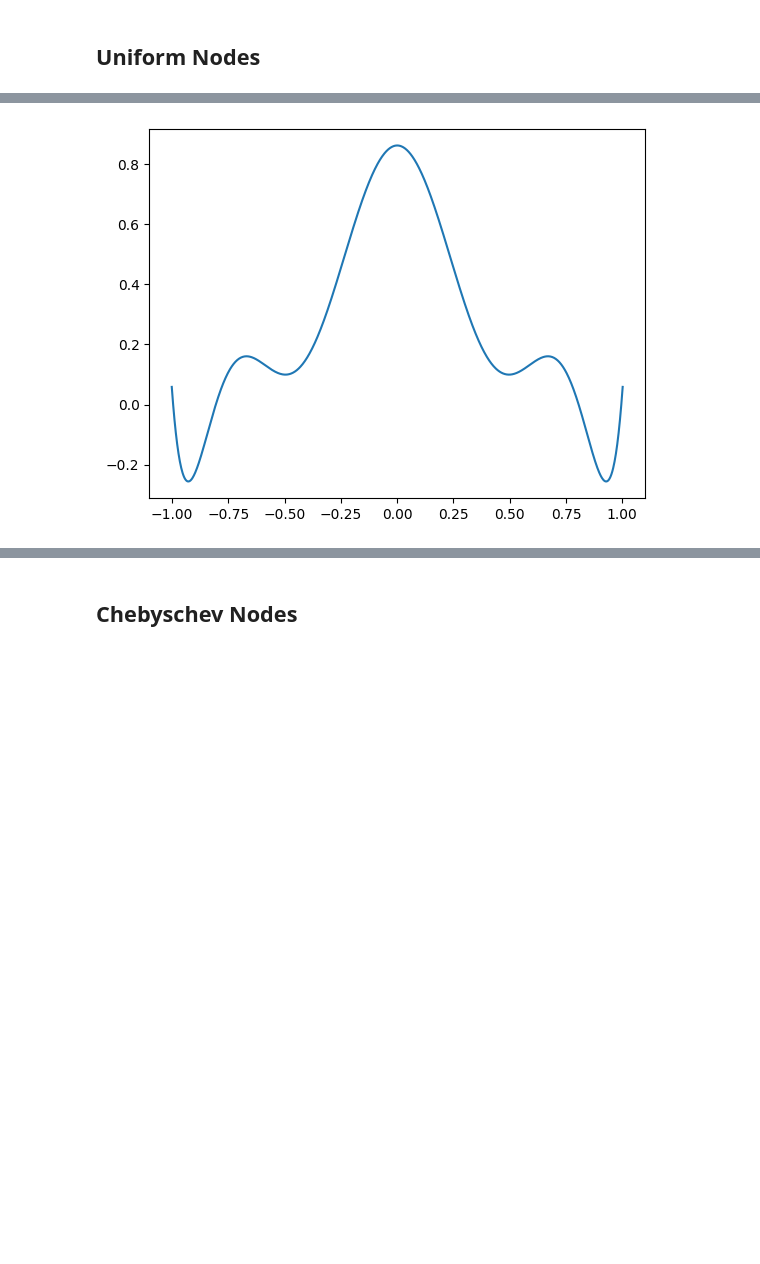
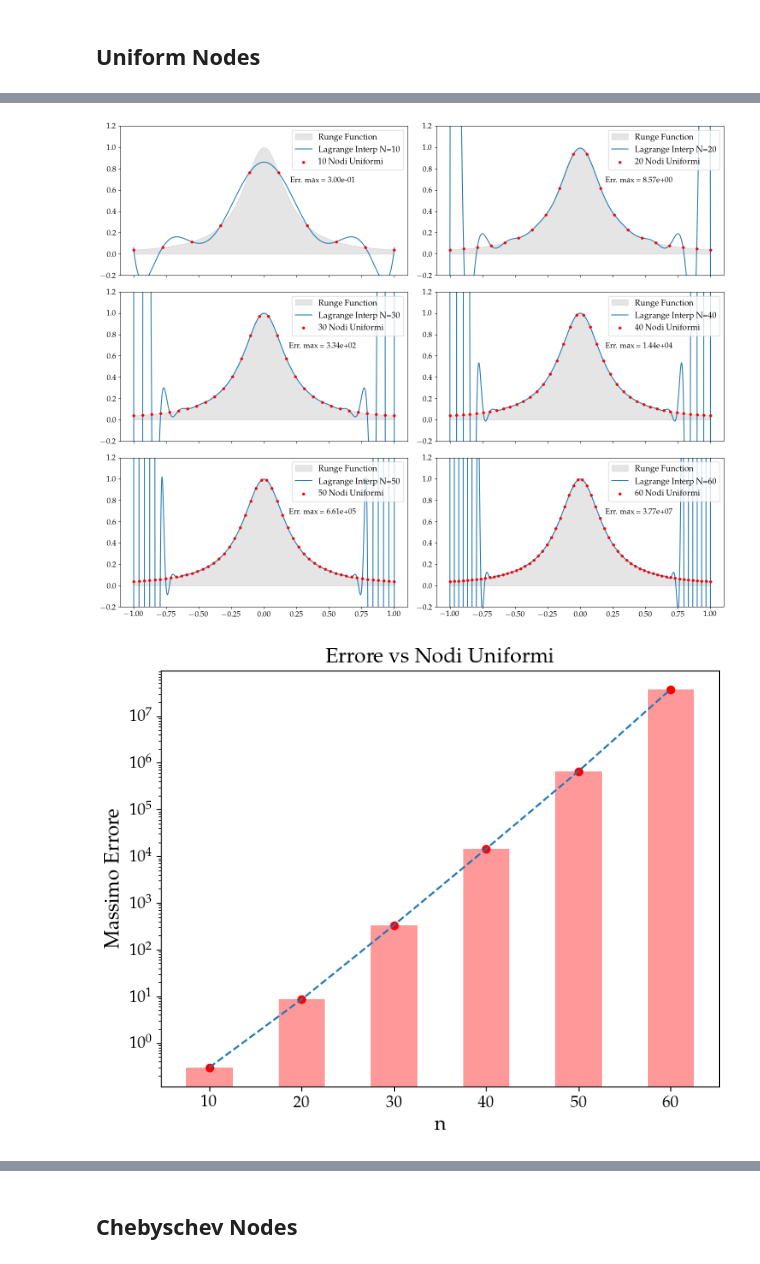
Before and after one commit to mvolpato-unimib/Lab_comp, a Jupyter notebook: ex9/chebynov.ipynb, the cells around one changed output, grey strips where cells are left out. Drawn from its saved outputs; the diff is of its cells as text; code cells hidden in the pictures; blank space fills up the shorter version.

```diff
--- a/ex9/chebynov.ipynb
+++ b/ex9/chebynov.ipynb
@@ -80,3 +54,45 @@ plt.show()
+# %%
+
+x_ls = []
+errs = []
+for i in np.linspace(10, 60, 6, dtype=int):
+    x_ls.append(np.linspace(-1, 1, i))
+
+fig, ax = plt.subplots(3, 2, figsize=(15, 12), sharex=True)
+ax = ax.flatten()
+
+for n, ele in enumerate(x_ls):
+    f = Runge_fun(ele)
+    x_int, y_int = lagrange_int(ele, f)
+    y_fine = Runge_fun(x_int)
+    err_max = np.max(np.abs(y_int - y_fine))
+    errs.append(err_max)
+    ax[n].fill_between(x_int, y_fine, color='gray', alpha=0.2, label=r'Runge Function')
+    ax[n].plot(x_int, y_int, label=f'Lagrange Interp N={len(ele)}')
+    ax[n].scatter(ele, f, s=15, color='red', zorder=3, label=f'{len(ele)} Nodi Uniformi')
+
+    ax[n].set_ylim(-0.2, 1.2)
+    ax[n].text(0.45, 0.67, rf"Err. max = {err_max:.2e}", fontsize=13, color='black', fontweight='bold', ha='center')
+    ax[n].legend()
+
+plt.tight_layout()
+plt.savefig('plots/lagr_unif.png')
+plt.show()
+
+
+plt.plot(np.arange(10, 70, step=10), errs, ls='--')
+plt.bar(np.arange(10, 70, step=10), errs, width=5, color='red', alpha=0.4)
+plt.scatter(np.arange(10, 70, step=10), errs, color='red')
+plt.yscale('log')
+plt.xlabel(r'n')
+plt.ylabel('Massimo Errore')
+plt.title('Errore vs Nodi Uniformi')
+
+plt.savefig('plots/unif_err.png')
+plt.show()
+# %% [output]
+[figure, added]
+[figure, added]
 # %%
 def Direct_mth(xarr, yarr, N_points=1000):
     ls = []
@@ -89,14 +105,4 @@ def Direct_mth(xarr, yarr, N_points=1000):
     x_in = np.linspace(xarr[0]-xoff, xarr[-1]+xoff, N_points)
     y_in = np.polyval(a_arr, x_in)
     return x_in, y_in
-
-x = np.linspace(-1, 1, 10)
-y = Runge_fun(x)
-
-xout, yout = Direct_mth(x, y)
-
-plt.plot(xout, yout)
-plt.show()
-# %% [output]
-[figure, removed]
 # %%
```
Also changed, not shown: parts of 7 cells of this notebook, 7 other files.
